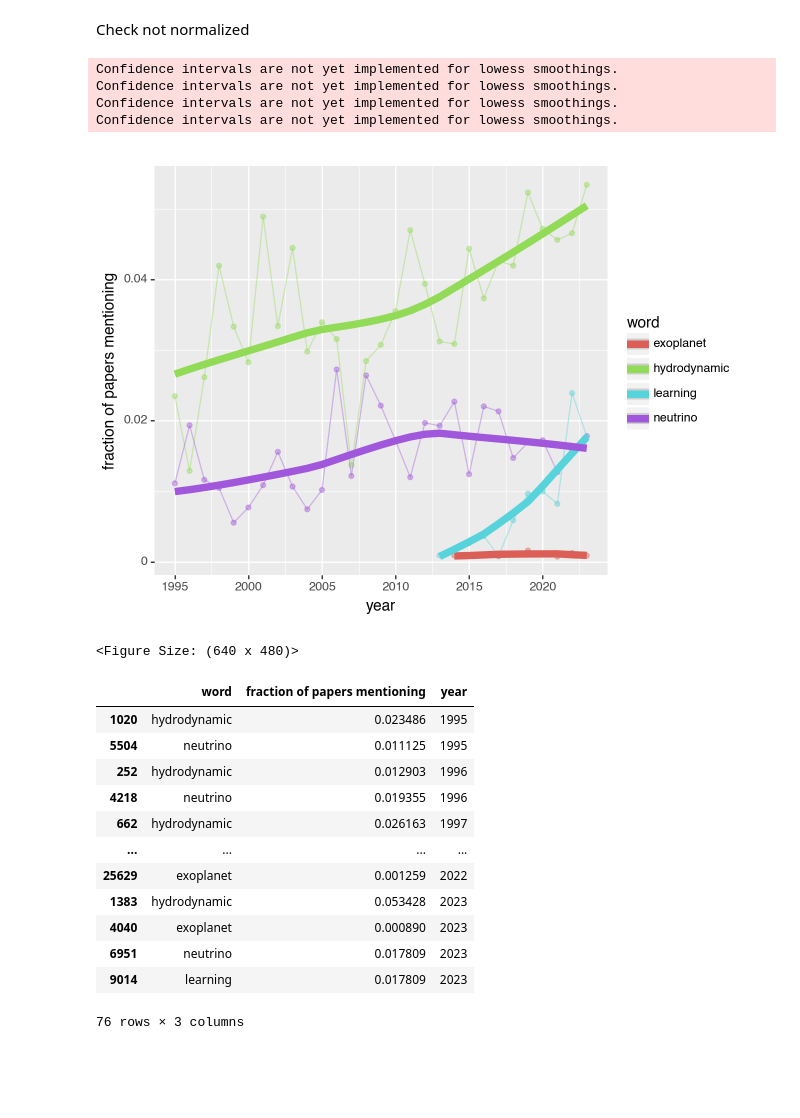
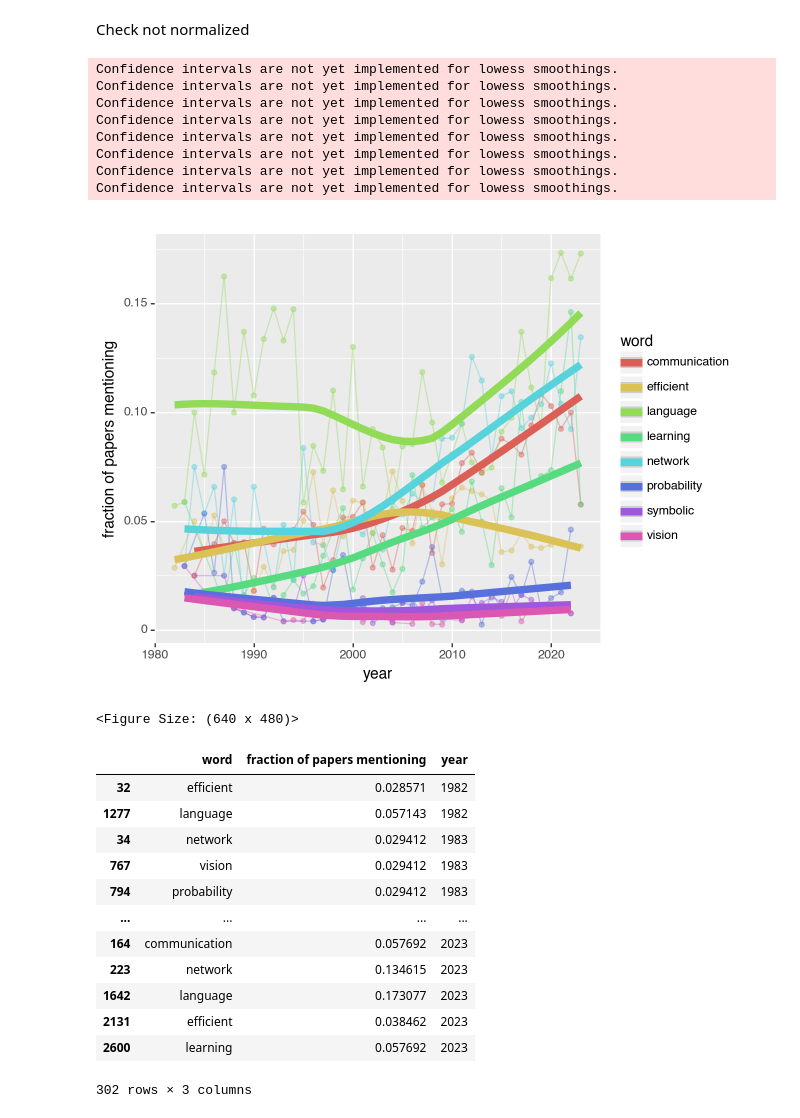
Before and after one commit to nathimel/sciterra, a Jupyter notebook: src/examples/scratch/temporal.ipynb, the cells around one changed output. Drawn from its saved outputs; the diff is of its cells as text; code cells hidden in the pictures; blank space fills up the shorter version.

```diff
--- a/src/examples/scratch/temporal.ipynb
+++ b/src/examples/scratch/temporal.ipynb
@@ -16,7 +14,8 @@ IProgress not found. Please update jupyter and ipywidgets. See https://ipywidget
 # atlas_dir = "outputs/atlas_s2-7-19-23"
 # atlas_dir = "outputs/atlas_s2-7-21-23_phil/"
 # atlas_dir = "outputs/atlas_s2-7-20-23_uncentered_imeletal/"
-atlas_dir = "outputs/atlas_from_cc_region_8/"
+# atlas_dir = "outputs/atlas_from_cc_region_8/"
+atlas_dir = "outputs/atlas_s2-7-29-23_centered_imeletal"
 # %%
 atl = Atlas.load(atlas_dir)
 # %%
@@ -95,28 +94,29 @@ for year, counter in sorted(years.items()):
 data = pd.concat(dfs)
 
 # lets just look at a few words for now
+# words = [
+#     "learning",
+#     "hydrodynamic",
+#     "simulations",
+#     "neutrino",
+#     "exoplanet",
+#     "dark",
+# ]
+
 words = [
+    "probability",
+    "language",
+    "efficient",
+    "communication",
+    "vision",
+    # "deep",
     "learning",
-    "hydrodynamic",
-    "simulations",
-    "neutrino",
-    "exoplanet",
-    "dark",
+    "network",
+    # "evolution",
+    "symbolic",
+    # "efficiency",
+    # "machine",
 ]
-
-# words = [
-#     "probability",
-#     "language",
-#     "communication",
-#     "vision",
-#     # "deep",
-#     "learning",
-#     "network",
-#     # "evolution",
-#     "symbolic",
-#     # "efficiency",
-#     # "machine",
-# ]
 
 # the results are pretty weird / counterintuitive for philosophy. We may need to implement a restriction to specific fields; though this will further limit our sample size.
 # it feels likely that biomedical + computer science + physics + astronomy are the best represented in semantic scholar.
@@ -133,51 +133,55 @@ words = [
 
 data = data[data["word"].isin(words)]
 data
 
 (
     pn.ggplot(data, pn.aes(x="year", y="fraction of papers mentioning"))
     + pn.geom_point(
         mapping=pn.aes(
             color="word",
         ),
         alpha=0.4,
     )
     + pn.geom_line(
         mapping=pn.aes(
             color="word",
         ),
         alpha=0.4,
     )
     + pn.geom_smooth(
         mapping=pn.aes(
             color="word",
         ),
         size=3,
     )
 )
 # %% [output]
 Confidence intervals are not yet implemented for lowess smoothings.
 Confidence intervals are not yet implemented for lowess smoothings.
 Confidence intervals are not yet implemented for lowess smoothings.
 Confidence intervals are not yet implemented for lowess smoothings.
+Confidence intervals are not yet implemented for lowess smoothings.
+Confidence intervals are not yet implemented for lowess smoothings.
+Confidence intervals are not yet implemented for lowess smoothings.
+Confidence intervals are not yet implemented for lowess smoothings.
-[figure, old version]
+[figure, new version]
 <Figure Size: (640 x 480)>
 # %%
 data
 # %% [output]
 |  | word | fraction of papers mentioning | year |
-| 1020 | hydrodynamic | 0.023486 | 1995 |
-| 5504 | neutrino | 0.011125 | 1995 |
-| 252 | hydrodynamic | 0.012903 | 1996 |
-| 4218 | neutrino | 0.019355 | 1996 |
-| 662 | hydrodynamic | 0.026163 | 1997 |
+| 32 | efficient | 0.028571 | 1982 |
+| 1277 | language | 0.057143 | 1982 |
+| 34 | network | 0.029412 | 1983 |
+| 767 | vision | 0.029412 | 1983 |
+| 794 | probability | 0.029412 | 1983 |
 | ... | ... | ... | ... |
-| 25629 | exoplanet | 0.001259 | 2022 |
-| 1383 | hydrodynamic | 0.053428 | 2023 |
-| 4040 | exoplanet | 0.000890 | 2023 |
-| 6951 | neutrino | 0.017809 | 2023 |
-| 9014 | learning | 0.017809 | 2023 |
+| 164 | communication | 0.057692 | 2023 |
+| 223 | network | 0.134615 | 2023 |
+| 1642 | language | 0.173077 | 2023 |
+| 2131 | efficient | 0.038462 | 2023 |
+| 2600 | learning | 0.057692 | 2023 |
-76 rows × 3 columns
+302 rows × 3 columns
 # %%
 
 # lol bc idk how to fix faster
```
Also changed, not shown: parts of 6 cells of this notebook, 3 other files.
